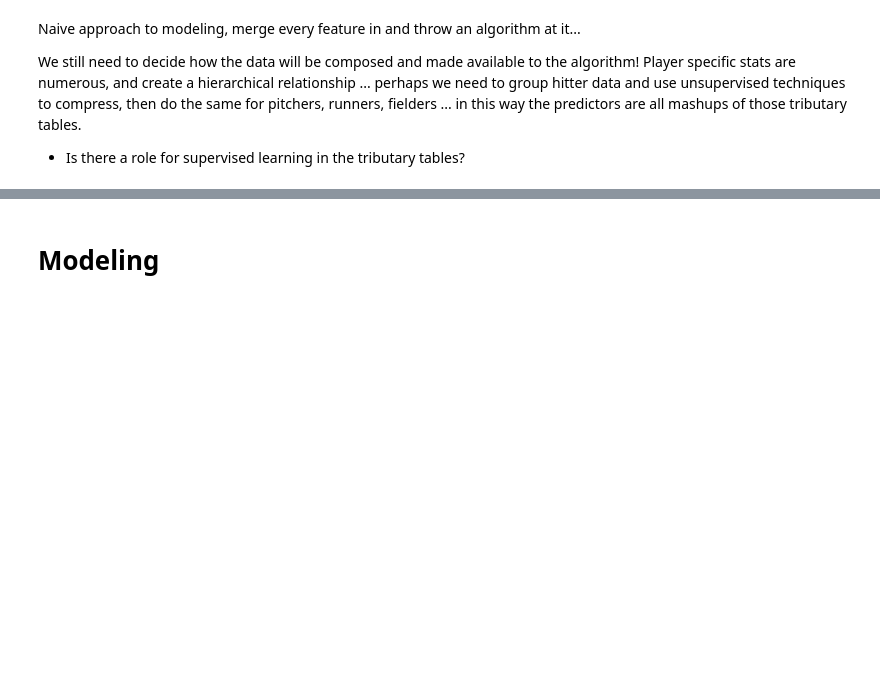
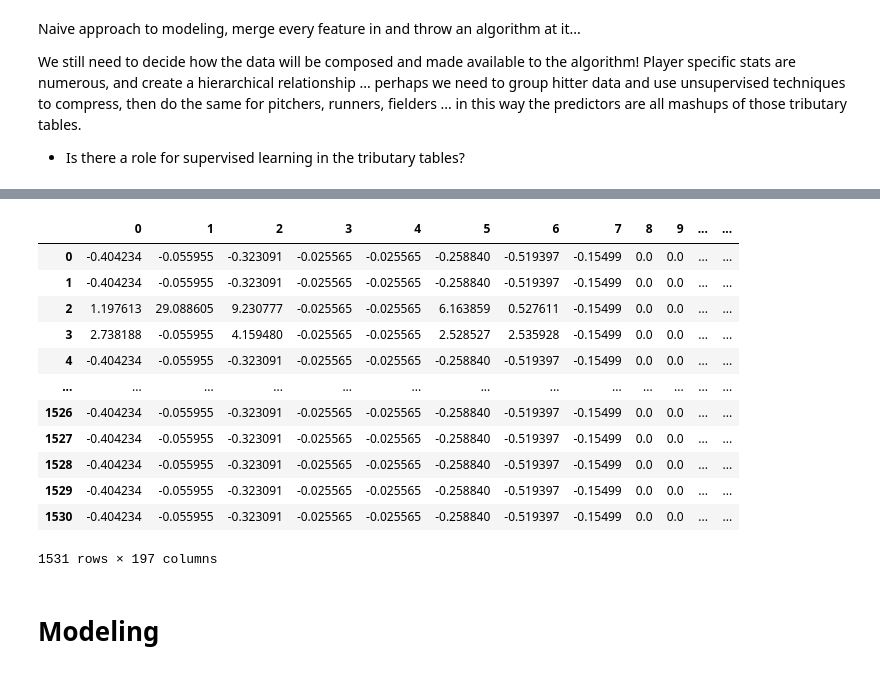
Before and after one commit to auto-d/moneyball-ml, a Jupyter notebook: eda.ipynb, the cells around one changed output, grey strips where cells are left out. Saved outputs shown, nothing was run; the diff lists cells and outputs as text; code cells hidden in the pictures; blank space fills up the shorter version.

```diff
--- a/eda.ipynb
+++ b/eda.ipynb
@@ -570,3 +586,19 @@ sc24 = load_statcast(2024)
+# %%
+pd.DataFrame(StandardScaler().fit_transform(sc22))
+# %% [output]
+|  | 0 | 1 | 2 | 3 | 4 | 5 | 6 | 7 | 8 | 9 | ... | ... |
+| 0 | -0.404234 | -0.055955 | -0.323091 | -0.025565 | -0.025565 | -0.258840 | -0.519397 | -0.15499 | 0.0 | 0.0 | ... | ... |
+| 1 | -0.404234 | -0.055955 | -0.323091 | -0.025565 | -0.025565 | -0.258840 | -0.519397 | -0.15499 | 0.0 | 0.0 | ... | ... |
+| 2 | 1.197613 | 29.088605 | 9.230777 | -0.025565 | -0.025565 | 6.163859 | 0.527611 | -0.15499 | 0.0 | 0.0 | ... | ... |
+| 3 | 2.738188 | -0.055955 | 4.159480 | -0.025565 | -0.025565 | 2.528527 | 2.535928 | -0.15499 | 0.0 | 0.0 | ... | ... |
+| 4 | -0.404234 | -0.055955 | -0.323091 | -0.025565 | -0.025565 | -0.258840 | -0.519397 | -0.15499 | 0.0 | 0.0 | ... | ... |
+| ... | ... | ... | ... | ... | ... | ... | ... | ... | ... | ... | ... | ... |
+| 1526 | -0.404234 | -0.055955 | -0.323091 | -0.025565 | -0.025565 | -0.258840 | -0.519397 | -0.15499 | 0.0 | 0.0 | ... | ... |
+| 1527 | -0.404234 | -0.055955 | -0.323091 | -0.025565 | -0.025565 | -0.258840 | -0.519397 | -0.15499 | 0.0 | 0.0 | ... | ... |
+| 1528 | -0.404234 | -0.055955 | -0.323091 | -0.025565 | -0.025565 | -0.258840 | -0.519397 | -0.15499 | 0.0 | 0.0 | ... | ... |
+| 1529 | -0.404234 | -0.055955 | -0.323091 | -0.025565 | -0.025565 | -0.258840 | -0.519397 | -0.15499 | 0.0 | 0.0 | ... | ... |
+| 1530 | -0.404234 | -0.055955 | -0.323091 | -0.025565 | -0.025565 | -0.258840 | -0.519397 | -0.15499 | 0.0 | 0.0 | ... | ... |
+1531 rows × 197 columns
 # %% [markdown]
 # Modeling
 # %% [markdown]
```
Also changed, not shown: parts of 9 cells of this notebook, 2 other files.
